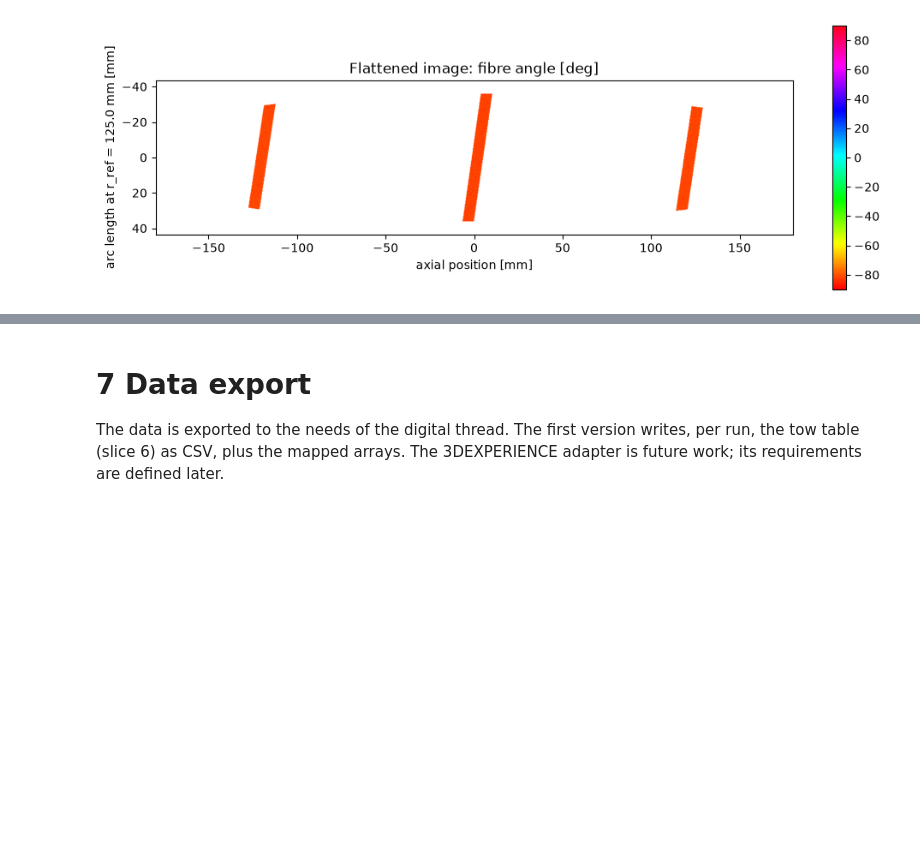
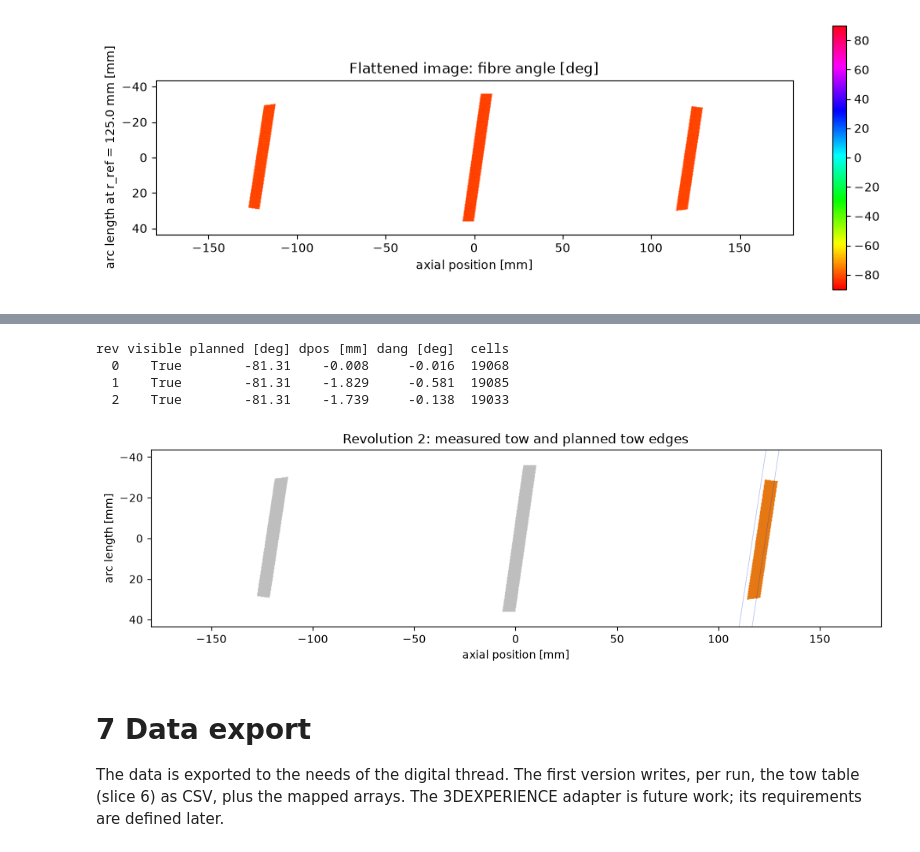
Before and after one commit to chrismimra/filamentwinding_digitalthread, a Jupyter notebook: notebooks/01_DigitalThreadNotebook.ipynb, the cells around one changed output, grey strips where cells are left out. Drawn from its saved outputs; the diff is of its cells as text; code cells hidden in the pictures; blank space fills up the shorter version.

```diff
--- a/notebooks/01_DigitalThreadNotebook.ipynb
+++ b/notebooks/01_DigitalThreadNotebook.ipynb
@@ -642,3 +839,42 @@ def revolution_index(points, axis_point, axis_dir, touch_down_deg, pin_phase_deg
+# %%
+# Tow matching of the run: fibre angles of all frames, planned path (production code), tow table and overlay.
+
+from digital_thread import conversion, geometry as run_geometry, overlay
+
+fibre_maps = {
+    f.name: fibre_angles(conversion.convert(dataset.read_frame(run, f.name), run.polar_pattern), geo, cal, run.processing)
+    for f in run.frames
+}
+planned = run_geometry.planned_path(cal, dataset.read_path(run.folder / run.tow_file), run.tow_width_mm)
+rows = tow_table(run, cal, geo, planned, fibre_maps)
+dataset.write_tow_table(save_location, rows)
+
+print(f"{'rev':>3} {'visible':>7} {'planned [deg]':>13} {'dpos [mm]':>9} {'dang [deg]':>10} {'cells':>6}")
+for r in rows:
+    print(f"{r['revolution']:>3} {str(r['visible']):>7} {r['planned_angle_deg']:>13.2f} "
+          f"{r['delta_position_mm']:>9.3f} {r['delta_angle_deg']:>10.3f} {r['tow_cells']:>6}")
+
+# Overlay per revolution: measured tow (orange) and planned tow edges (blue); the selected one is shown.
+selected = int(frame_name[3:]) if frame_name.startswith("rev") else 0
+for r in rows:
+    k = r["revolution"]
+    before = "reference" if k == 0 else f"rev{k - 1:03d}"
+    tow = measured_tow(fibre_maps[before], fibre_maps[f"rev{k:03d}"], geo)
+    image = overlay.overlay_image(fibre_maps[f"rev{k:03d}"], tow, planned, k, cal, geo, run.tow_width_mm)
+    plt.imsave(save_location / f"rev{k:03d}_overlay.png", image)
+    if k == selected:
+        plt.figure(figsize=(12, 4))
+        plt.imshow(image, extent=extent)
+        plt.xlabel('axial position [mm]')
+        plt.ylabel('arc length [mm]')
+        plt.title(f'Revolution {k}: measured tow and planned tow edges')
+        plt.show()
+# %% [output]
+rev visible planned [deg] dpos [mm] dang [deg]  cells
+  0    True        -81.31    -0.008     -0.016  19068
+  1    True        -81.31    -1.829     -0.581  19085
+  2    True        -81.31    -1.739     -0.138  19033
+[figure, added]
 # %% [markdown]
 # 7 Data export
 
```
Also changed, not shown: parts of 3 cells of this notebook, 10 other files.
